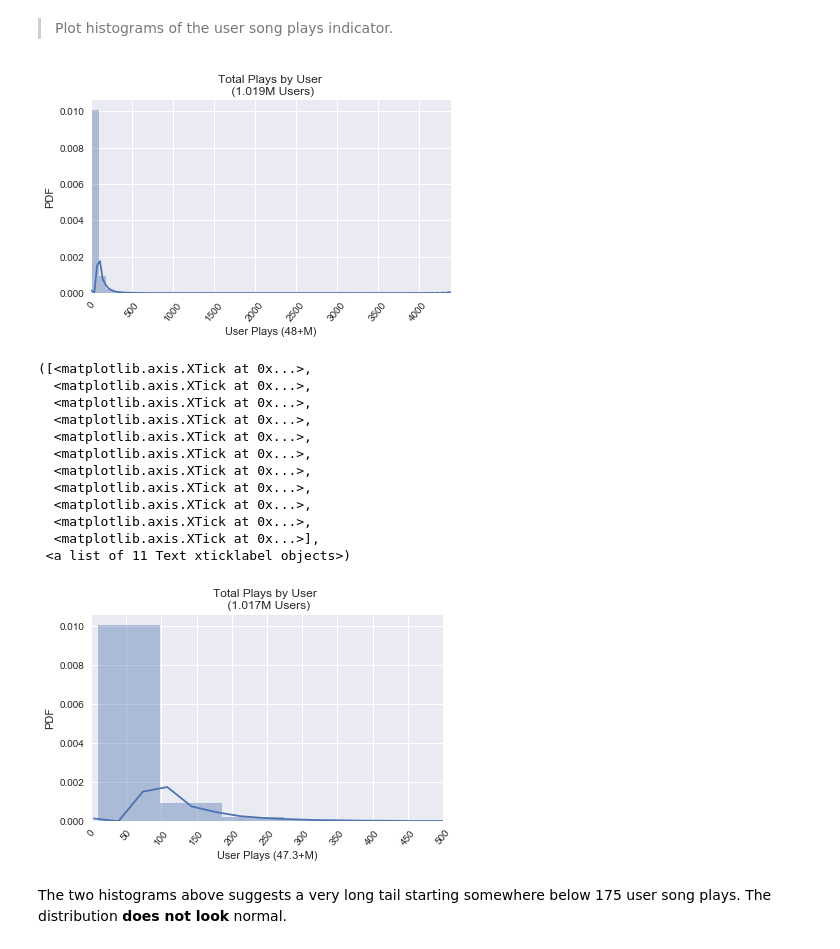
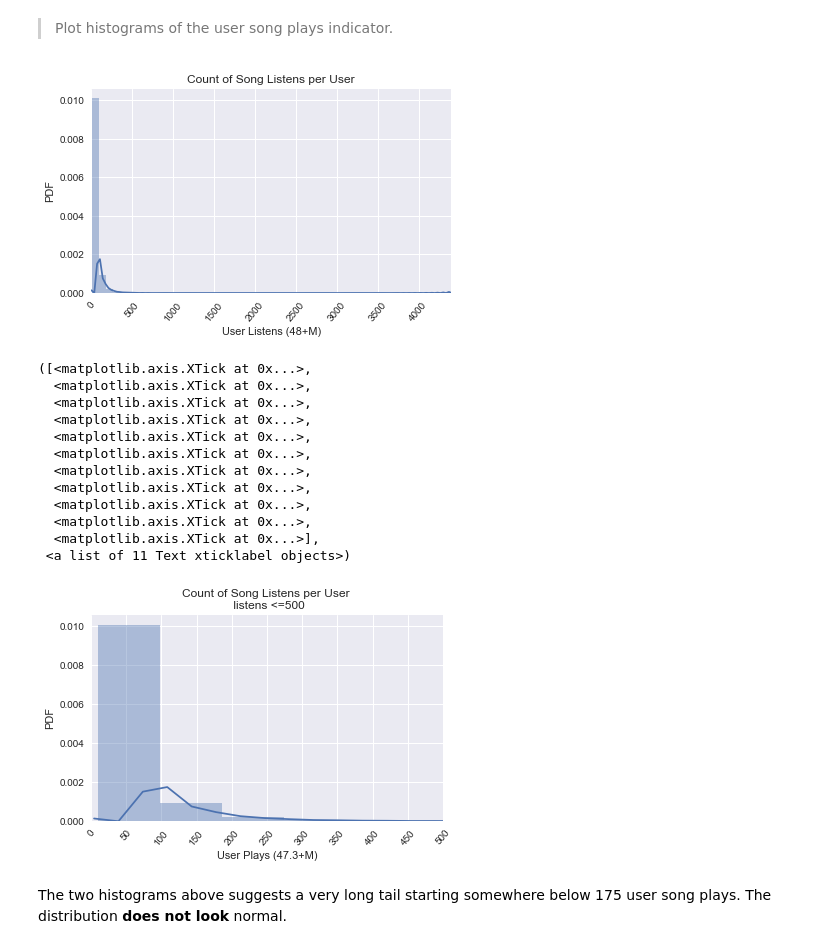
Before and after one commit to IvetteMTapia/Capstone1_Songs-Recommender_System, a Jupyter notebook: Exploratory Analysis and Statistical Inference.ipynb, the cells around one changed output. Drawn from its saved outputs; the diff is of its cells as text; code cells hidden in the pictures.

```diff
--- a/Exploratory Analysis and Statistical Inference.ipynb
+++ b/Exploratory Analysis and Statistical Inference.ipynb
@@ -264,21 +264,21 @@ user_plays.describe()
 # %%
 sns.set()
 
 sns.distplot(user_plays.play,norm_hist=True)
 
 plt.ylabel('PDF')
 
-plt.xlabel('User Plays (48+M)')
+plt.xlabel('User Listens (48+M)')
 
-plt.title('Total Plays by User \n (1.019M Users)')
+plt.title('Count of Song Listens per User')
 
 plt.xlim([0,4400])
 
 plt.xticks(rotation = 50)
 
 plt.tight_layout()
 # %% [output]
-[figure, old version]
+[figure, new version]
 # %%
 #Histogram of listens when user plays <=500
 
@@ -288,7 +288,7 @@ plt.ylabel('PDF')
 
 plt.xlabel('User Plays (47.3+M)')
 
-plt.title('Total Plays by User \n (1.017M Users)')
+plt.title('Count of Song Listens per User \n listens <=500')
 
 plt.xlim([0,500])
 
@@ -310,7 +310,7 @@ plt.xticks(x_ticks,rotation = 50)
   <matplotlib.axis.XTick at 0x...>,
   <matplotlib.axis.XTick at 0x...>],
  <a list of 11 Text xticklabel objects>)
-[figure, old version]
+[figure, new version]
 # %% [markdown]
 The two histograms above suggests a very long tail starting somewhere below 175 user song plays. The distribution **does not look** normal.
 # %% [markdown]
```
Also changed, not shown: parts of 8 cells of this notebook.
